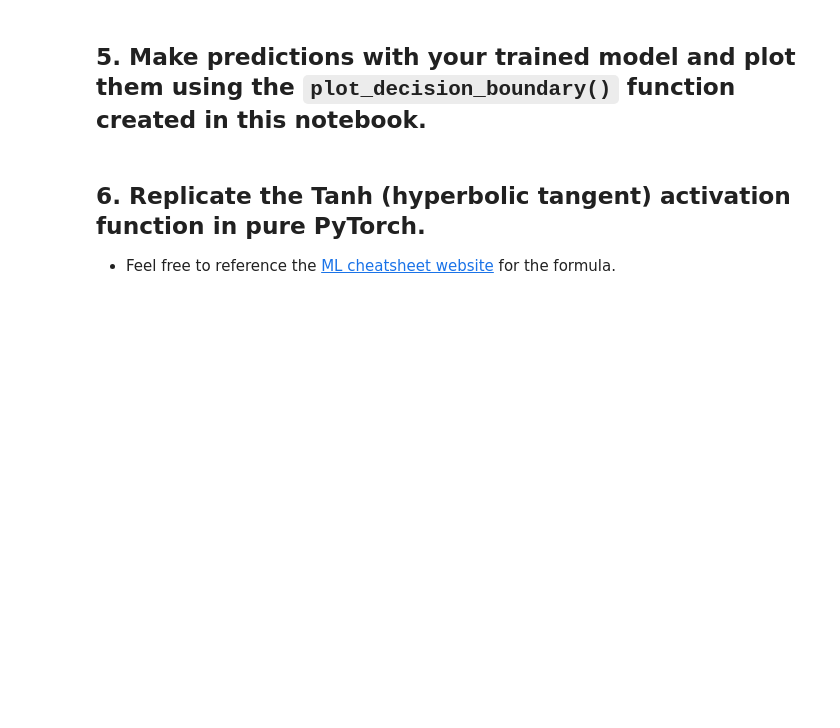
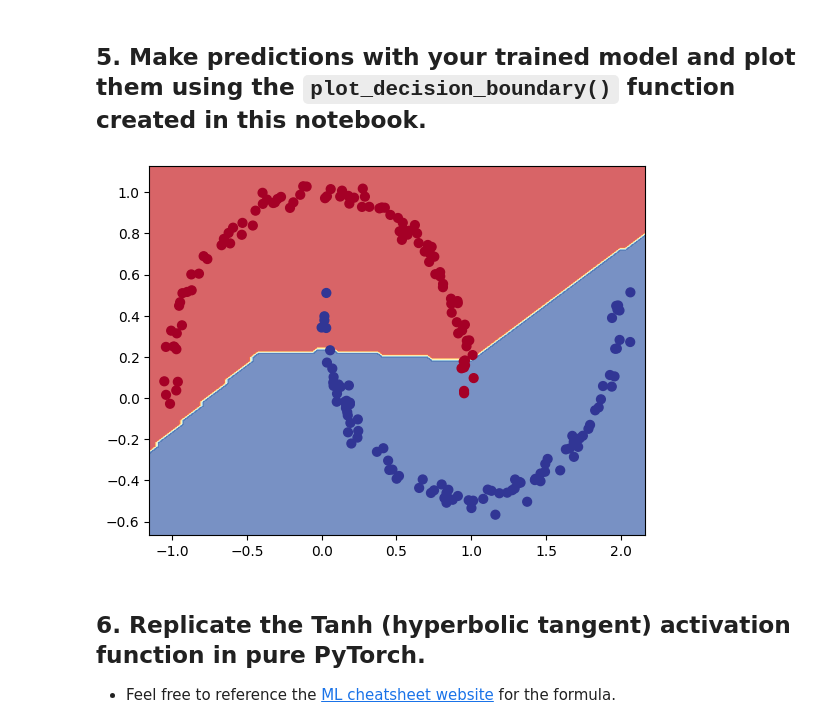
Before and after one commit to BashkirovN/pytorch_practice, a Jupyter notebook: extras/exercises/02_pytorch_classification_exercises.ipynb, the cells around one changed output. Cells and saved outputs as stored; diff of their text form; code cells hidden in the pictures; blank space fills up the shorter version.

```diff
--- a/extras/exercises/02_pytorch_classification_exercises.ipynb
+++ b/extras/exercises/02_pytorch_classification_exercises.ipynb
@@ -64,8 +112,11 @@ class MoonModelV0(nn.Module):
 ## 3. Setup a binary classification compatible loss function and optimizer to use when training the model built in 2.
 # %%
 # Setup loss function
+loss_fn = nn.BCEWithLogitsLoss()
 
 # Setup optimizer to optimize model's parameters
+optimizer = torch.optim.SGD(params=moon_model.parameters(),
+                            lr=0.01)
 # %% [markdown]
 ## 4. Create a training and testing loop to fit the model you created in 2 to the data you created in 1.
   * Do a forward pass of the model to see what's coming out in the form of logits, prediction probabilities and labels.
@@ -96,5 +171,5 @@ Pred labels:
 from torchmetrics import Accuracy
 
 ## TODO: Uncomment this code to use the Accuracy function
-# acc_fn = Accuracy(task="multiclass", num_classes=2).to(device) # send accuracy function to device
-# acc_fn
+acc_fn = Accuracy(task="multiclass", num_classes=2).to(device) # send accuracy function to device
+acc_fn
@@ -101,50 +178,62 @@ from torchmetrics import Accuracy
 # %%
 ## TODO: Uncomment this to set the seed
-# torch.manual_seed(RANDOM_SEED)
+torch.manual_seed(RANDOM_SEED)
 
 # Setup epochs
+epochs = 10000
 
 
 # Send data to the device
+X_train, X_test = X_train.to(device), X_test.to(device)
+y_train, y_test = y_train.to(device), y_test.to(device)
+moon_model.to(device)
 
 
 # Loop through the data
-# for epoch in range(epochs):
+for epoch in range(epochs):
   ### Training
-
+  moon_model.train()
 
   # 1. Forward pass (logits output)
+  y_logits = moon_model(X_train).squeeze()
 
   # Turn logits into prediction probabilities
-
+  y_probs = torch.sigmoid(y_logits)
 
   # Turn prediction probabilities into prediction labels
-
+  y_pred_labels = torch.round(y_probs)
 
   # 2. Calculaute the loss
-  # loss = loss_fn(y_logits, y_train) # loss = compare model raw outputs to desired model outputs
+  loss = loss_fn(input=y_logits, target=y_train) # loss = compare model raw outputs to desired model outputs
 
   # Calculate the accuracy
-  # acc = acc_fn(y_pred, y_train.int()) # the accuracy function needs to compare pred labels (not logits) with actual labels
+  acc = acc_fn(y_pred_labels, y_train.int()) # the accuracy function needs to compare pred labels (not logits) with actual labels
 
   # 3. Zero the gradients
-
+  optimizer.zero_grad()
 
   # 4. Loss backward (perform backpropagation) - https://brilliant.org/wiki/backpropagation/#:~:text=Backpropagation%2C%20short%20for%20%22backward%20propagation,to%20the%20neural%20network's%20weights.
+  loss.backward()
 
   # 5. Step the optimizer (gradient descent) - https://towardsdatascience.com/gradient-descent-algorithm-a-deep-dive-cf04e8115f21#:~:text=Gradient%20descent%20(GD)%20is%20an,e.g.%20in%20a%20linear%20regression)
-
+  optimizer.step()
 
   ### Testing
-  # model_0.eval()
-  # with torch.inference_mode():
+  moon_model.eval()
+  with torch.inference_mode():
     # 1. Forward pass (to get the logits)
+    y_test_logits = moon_model(X_test).squeeze()
 
     # Turn the test logits into prediction labels
+    y_test_labels = torch.round(torch.sigmoid(y_test_logits))
 
 
     # 2. Caculate the test loss/acc
+    test_loss = loss_fn(y_test_logits, y_test)
+    test_acc = acc_fn(y_test_labels, y_test.int())
+
 
 
   # Print out what's happening every 100 epochs
-  # if epoch % 100 == 0:
+  if epoch % 100 == 0:
+    print(f"Epoch: {epoch} | Loss: {loss:.5f}, Acc: {acc:.2f}% | Test loss {test_loss:.5f}, Test acc: {test_acc:.2f}%")
@@ -189,6 +296,9 @@ def plot_decision_boundary(model, X, y):
     plt.ylim(yy.min(), yy.max())
 # %%
 # Plot decision boundaries for training and test sets
+plot_decision_boundary(moon_model, X_test, y_test)
+# %% [output]
+[figure, added]
 # %% [markdown]
 ## 6. Replicate the Tanh (hyperbolic tangent) activation function in pure PyTorch.
   * Feel free to reference the [ML cheatsheet website](https://ml-cheatsheet.readthedocs.io/en/latest/activation_functions.html#tanh) for the formula.
```
Also changed, not shown: parts of 22 cells of this notebook.
